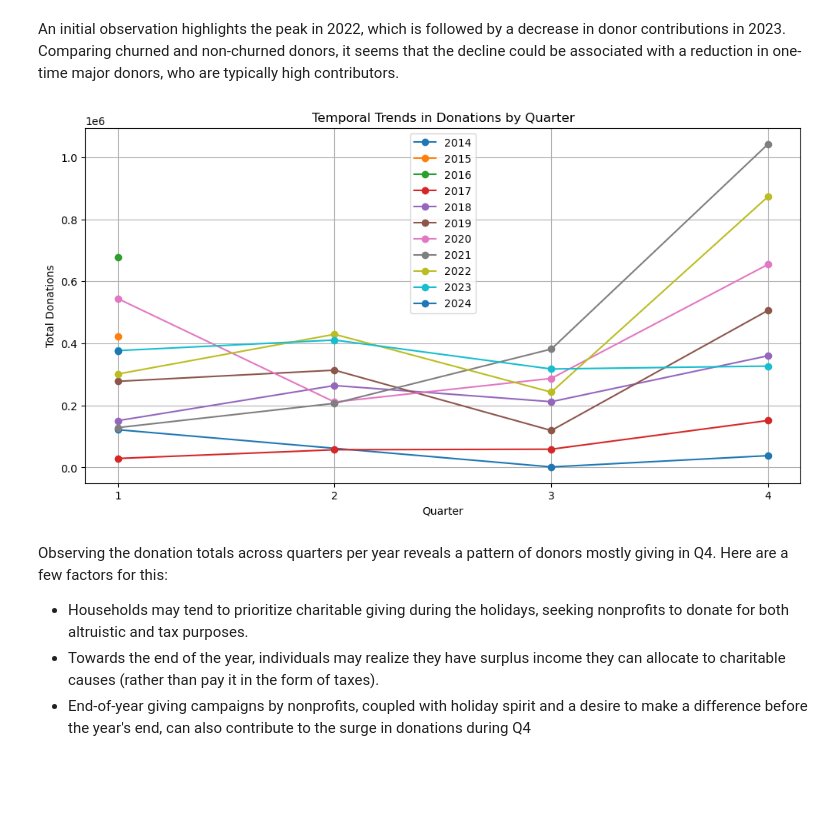
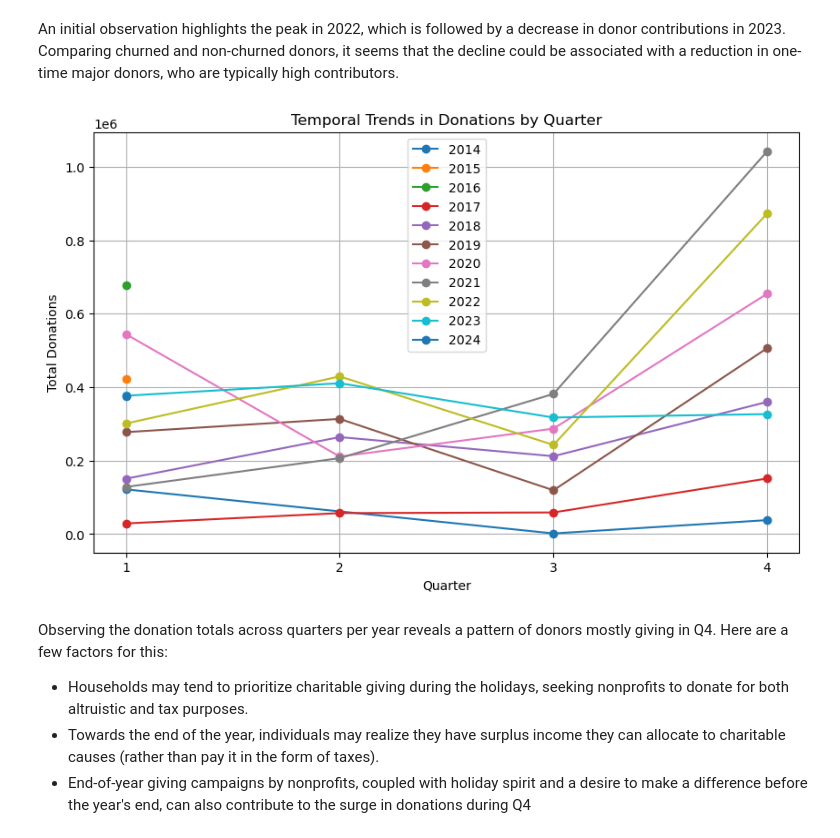
Before and after one commit to OCD0505/Springboard-Capstone-Three, a Jupyter notebook: notebooks/2.0-faa-exploratory-data-analysis-cap3.ipynb, the cells around one changed output. Saved outputs shown, nothing was run; the diff lists cells and outputs as text; code cells hidden in the pictures; blank space fills up the shorter version.

```diff
--- a/notebooks/2.0-faa-exploratory-data-analysis-cap3.ipynb
+++ b/notebooks/2.0-faa-exploratory-data-analysis-cap3.ipynb
@@ -605,27 +605,27 @@ An initial observation highlights the peak in 2022, which is followed by a decre
 # %%
 # Extract quarter from 'Gift Date' column
 DonationData['Quarter'] = DonationData['Gift Date'].dt.quarter
 
 # Aggregate donations by year and quarter
 quarterly_donations = DonationData.groupby(['Gift Year', 'Quarter'])['Amount'].sum().reset_index()
 
 # Plot temporal trends by quarter with smoothed data
-plt.figure(figsize=(12, 6))
+plt.figure(figsize=(10, 6))
 
 # Iterate over unique years to plot data for each year
 for year in quarterly_donations['Gift Year'].unique():
     year_data = quarterly_donations[quarterly_donations['Gift Year'] == year]
     plt.plot(year_data['Quarter'], year_data['Amount'], marker='o', label=year)
 
 plt.title('Temporal Trends in Donations by Quarter')
 plt.xlabel('Quarter')
 plt.ylabel('Total Donations')
 plt.xticks(range(1, 5))
 plt.grid(True)
 plt.legend()
 plt.show()
 # %% [output]
-[figure, old version]
+[figure, new version]
 # %% [markdown]
 Observing the donation totals across quarters per year reveals a pattern of donors mostly giving in Q4. Here are a few factors for this:
 - Households may tend to prioritize charitable giving during the holidays, seeking nonprofits to donate for both altruistic and tax purposes.
```
Also changed, not shown: parts of 2 cells of this notebook, 4 other files.
